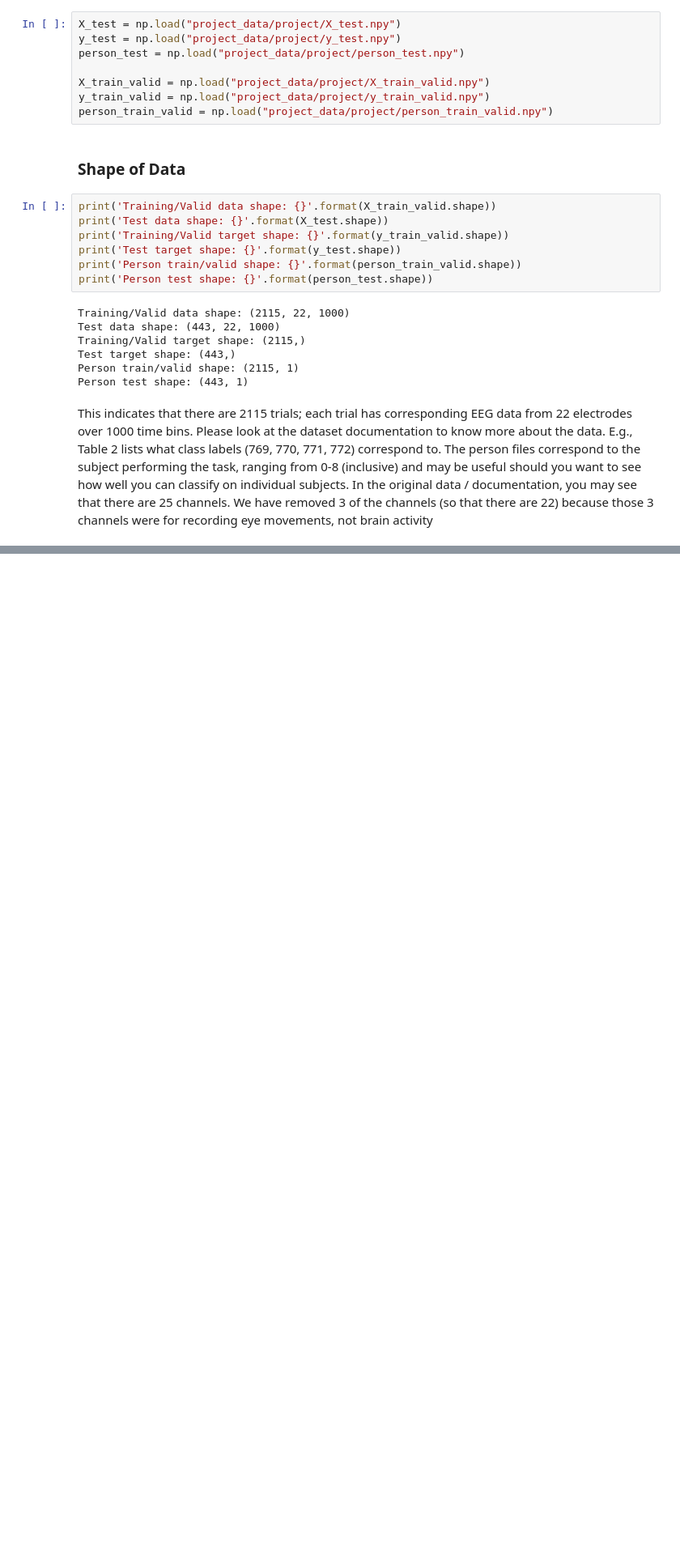
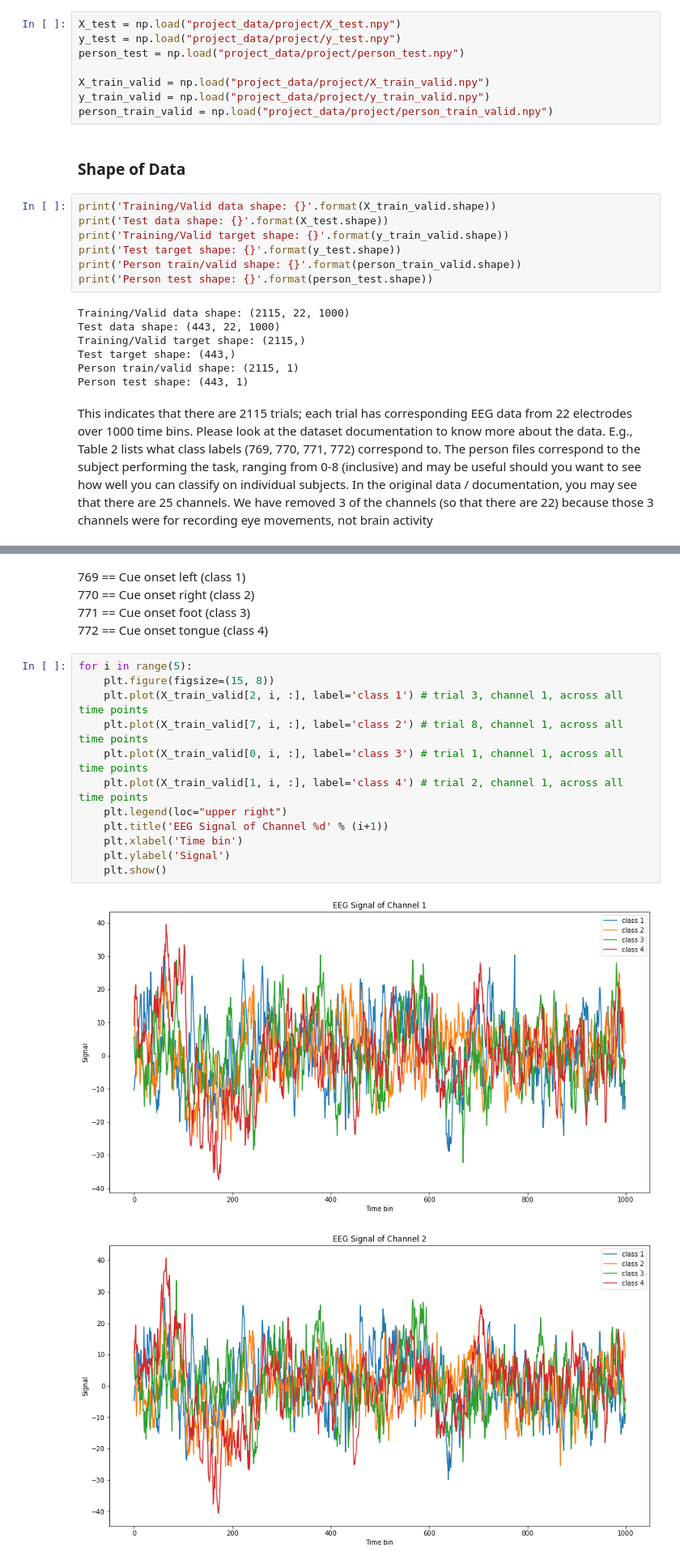
Before and after one commit to TaykhoomDalal/ECE_C147_Project, a Jupyter notebook: Taykhoom_Code/taykhoom_data_exploration.ipynb, the cells around one changed output, grey strips where cells are left out. Shown at 81% size. Saved outputs shown, nothing was run; the diff lists cells and outputs as text; blank space fills up the shorter version.

Commit message:
added ideas for project + some figures

```diff
--- a/Taykhoom_Code/taykhoom_data_exploration.ipynb
+++ b/Taykhoom_Code/taykhoom_data_exploration.ipynb
@@ -37,0 +45,20 @@ This indicates that there are 2115 trials; each trial has corresponding EEG data
+# %% [markdown]
+769 == Cue onset left (class 1)
+770 == Cue onset right (class 2)
+771 == Cue onset foot (class 3)
+772 == Cue onset tongue (class 4)
+# %%
+for i in range(5):
+    plt.figure(figsize=(15, 8))
+    plt.plot(X_train_valid[2, i, :], label='class 1') # trial 3, channel 1, across all time points
+    plt.plot(X_train_valid[7, i, :], label='class 2') # trial 8, channel 1, across all time points
+    plt.plot(X_train_valid[0, i, :], label='class 3') # trial 1, channel 1, across all time points
+    plt.plot(X_train_valid[1, i, :], label='class 4') # trial 2, channel 1, across all time points
+    plt.legend(loc="upper right")
+    plt.title('EEG Signal of Channel %d' % (i+1))
+    plt.xlabel('Time bin')
+    plt.ylabel('Signal')
+    plt.show()
+# %% [output]
+[figure, added]
+[figure, added]
```
Also changed, not shown: parts of 5 cells of this notebook.
